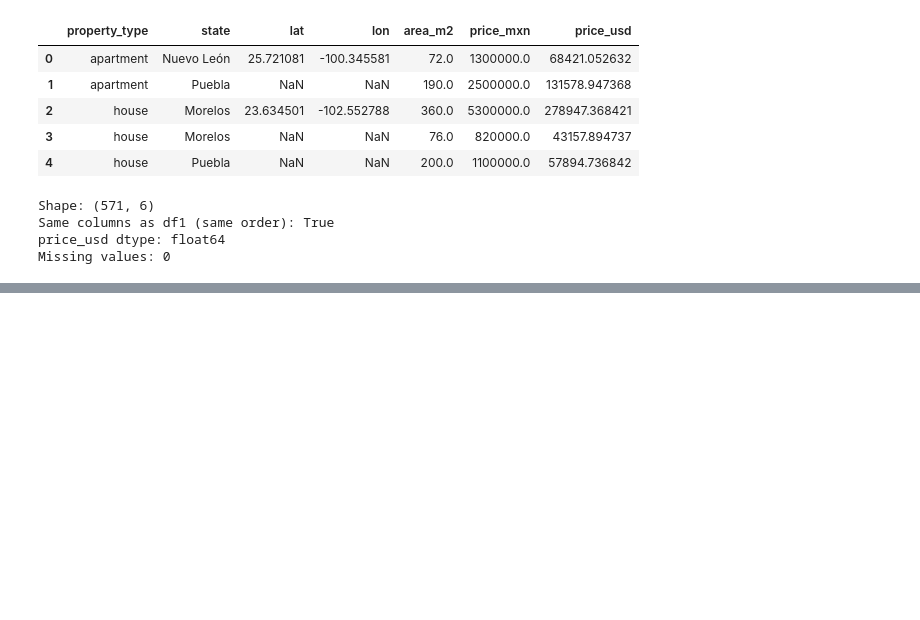
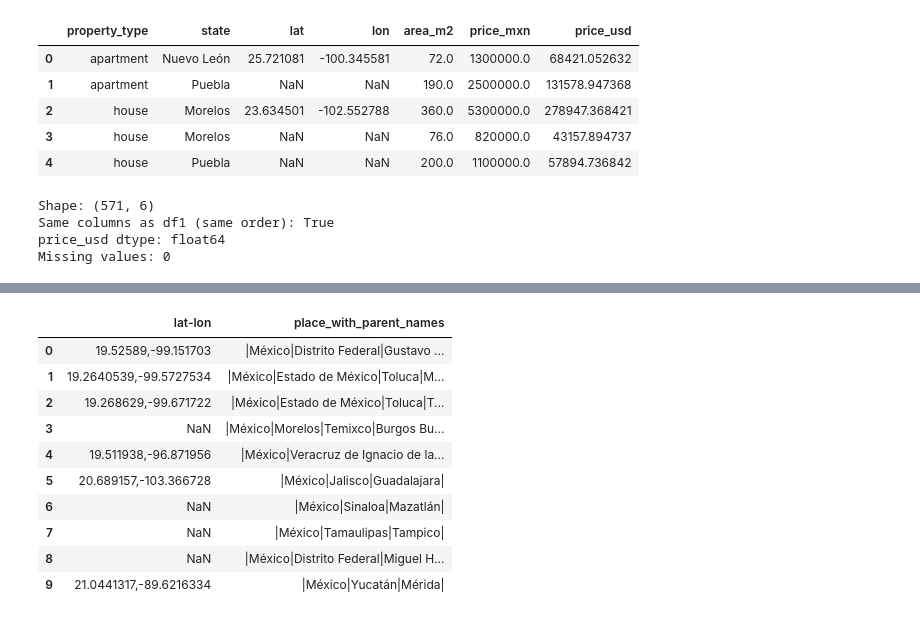
Before and after one commit to xrasana-lang/Mexico_real_estate_analysis, a Jupyter notebook: notebooks/01_getting_to_know_the_data.ipynb, the cells around one changed output, grey strips where cells are left out. Saved outputs shown, nothing was run; the diff lists cells and outputs as text; code cells hidden in the pictures; blank space fills up the shorter version.

```diff
--- a/notebooks/01_getting_to_know_the_data.ipynb
+++ b/notebooks/01_getting_to_know_the_data.ipynb
@@ -224,0 +261,14 @@ Missing values: 0
+# %%
+display(df3_raw[["lat-lon", "place_with_parent_names"]].head(10))
+# %% [output]
+|  | lat-lon | place_with_parent_names |
+| 0 | 19.52589,-99.151703 | |México|Distrito Federal|Gustavo ... |
+| 1 | 19.2640539,-99.5727534 | |México|Estado de México|Toluca|M... |
+| 2 | 19.268629,-99.671722 | |México|Estado de México|Toluca|T... |
+| 3 | NaN | |México|Morelos|Temixco|Burgos Bu... |
+| 4 | 19.511938,-96.871956 | |México|Veracruz de Ignacio de la... |
+| 5 | 20.689157,-103.366728 | |México|Jalisco|Guadalajara| |
+| 6 | NaN | |México|Sinaloa|Mazatlán| |
+| 7 | NaN | |México|Tamaulipas|Tampico| |
+| 8 | NaN | |México|Distrito Federal|Miguel H... |
+| 9 | 21.0441317,-89.6216334 | |México|Yucatán|Mérida| |
```
Also changed, not shown: parts of 9 cells of this notebook.
